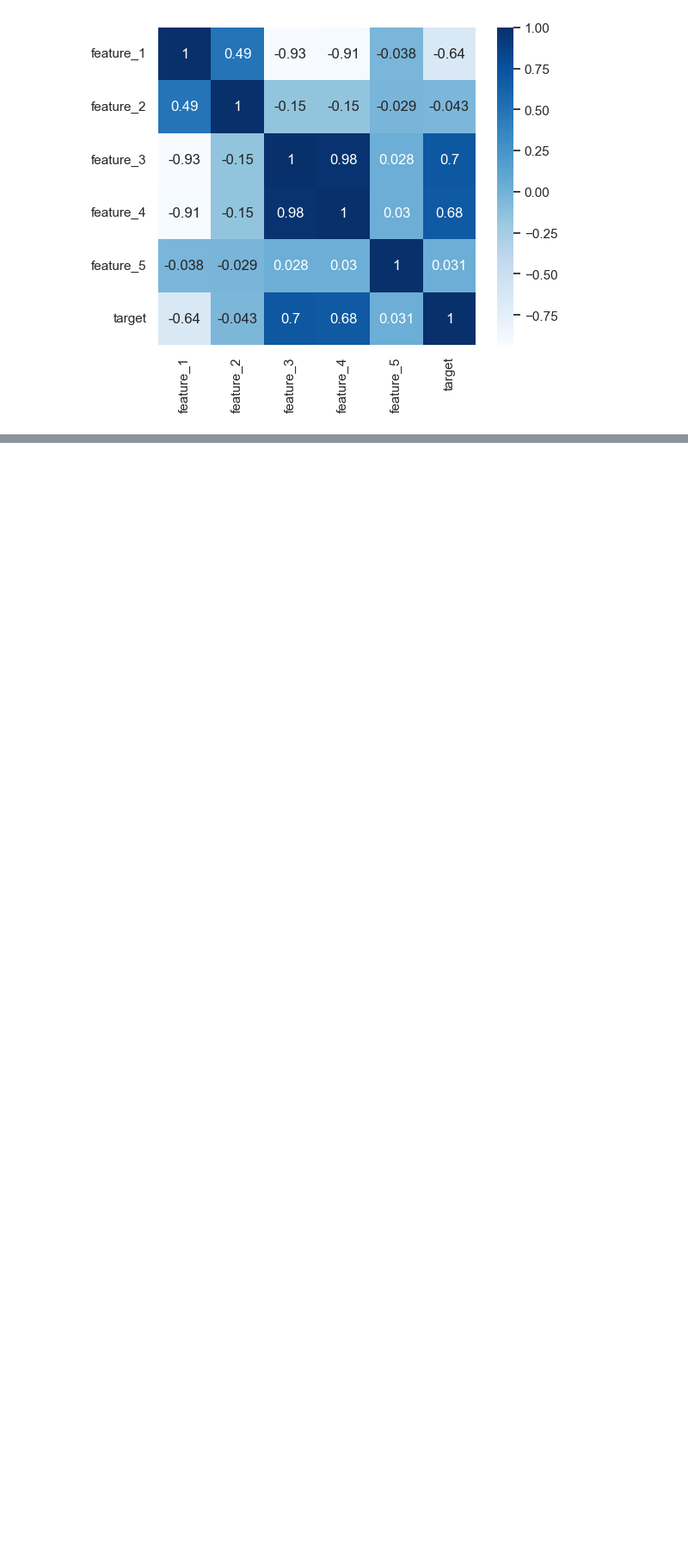
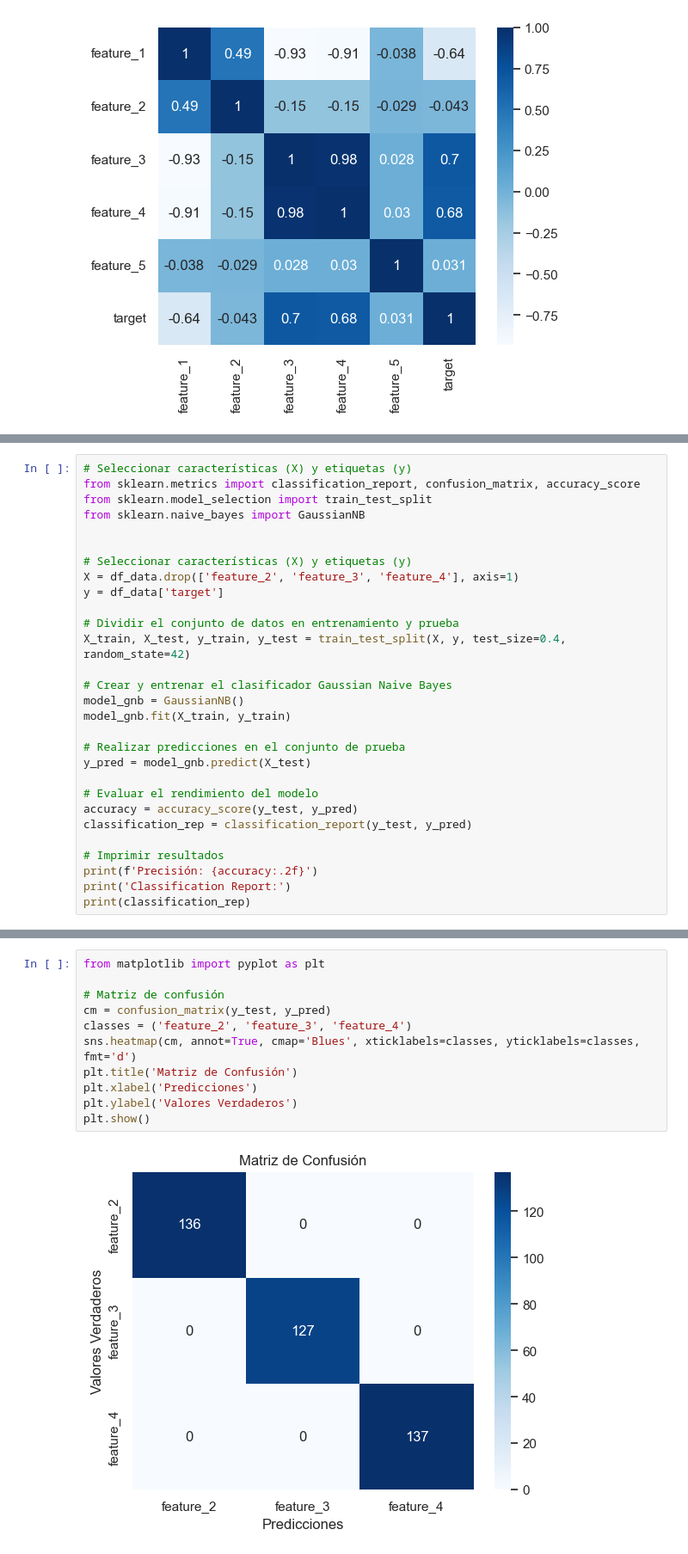
Before and after one commit to viorbe20/ai-machine-learning-systems, a Jupyter notebook: ej5-naive-bayes-knn.ipynb, the cells around one changed output, grey strips where cells are left out. Shown at 86% size. Cells and saved outputs as stored; diff of their text form; blank space fills up the shorter version.

Commit message:
add ex5 NB classificator and c matrix

```diff
--- a/ej5-naive-bayes-knn.ipynb
+++ b/ej5-naive-bayes-knn.ipynb
@@ -74,0 +77,29 @@ df_data.corr()
+# %%
+# Seleccionar características (X) y etiquetas (y)
+from sklearn.metrics import classification_report, confusion_matrix, accuracy_score
+from sklearn.model_selection import train_test_split
+from sklearn.naive_bayes import GaussianNB
+
+
+# Seleccionar características (X) y etiquetas (y)
+X = df_data.drop(['feature_2', 'feature_3', 'feature_4'], axis=1)
+y = df_data['target']
+
+# Dividir el conjunto de datos en entrenamiento y prueba
+X_train, X_test, y_train, y_test = train_test_split(X, y, test_size=0.4, random_state=42)
+
+# Crear y entrenar el clasificador Gaussian Naive Bayes
+model_gnb = GaussianNB()
+model_gnb.fit(X_train, y_train)
+
+# Realizar predicciones en el conjunto de prueba
+y_pred = model_gnb.predict(X_test)
+
+# Evaluar el rendimiento del modelo
+accuracy = accuracy_score(y_test, y_pred)
+classification_rep = classification_report(y_test, y_pred)
+
+# Imprimir resultados
+print(f'Precisión: {accuracy:.2f}')
+print('Classification Report:')
+print(classification_rep)
@@ -74,0 +118,13 @@ df_data.corr()
+# %%
+from matplotlib import pyplot as plt
+
+# Matriz de confusión
+cm = confusion_matrix(y_test, y_pred)
+classes = ('feature_2', 'feature_3', 'feature_4')
+sns.heatmap(cm, annot=True, cmap='Blues', xticklabels=classes, yticklabels=classes, fmt='d')
+plt.title('Matriz de Confusión')
+plt.xlabel('Predicciones')
+plt.ylabel('Valores Verdaderos')
+plt.show()
+# %% [output]
+[figure, added]
```
Also changed, not shown: parts of 3 cells of this notebook.
